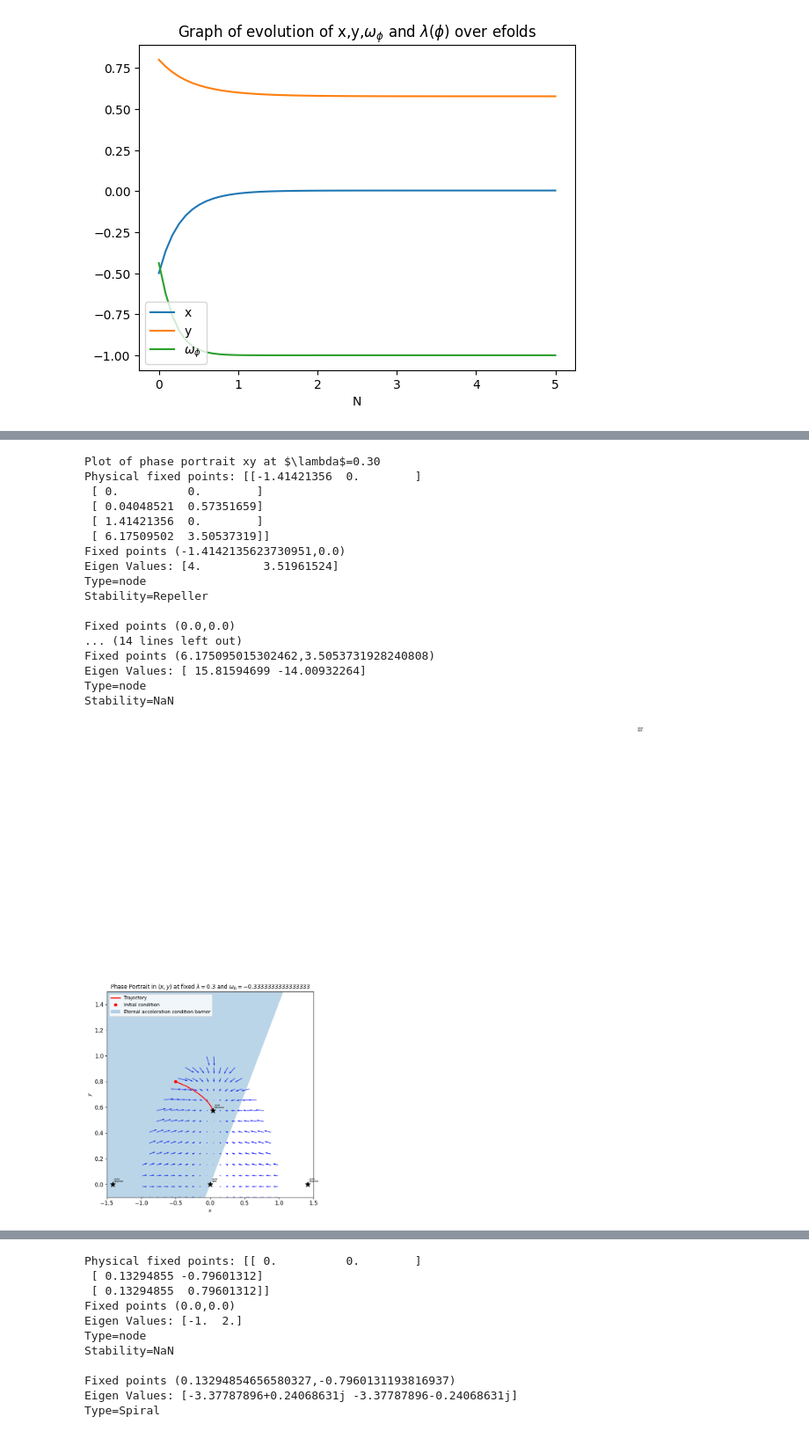
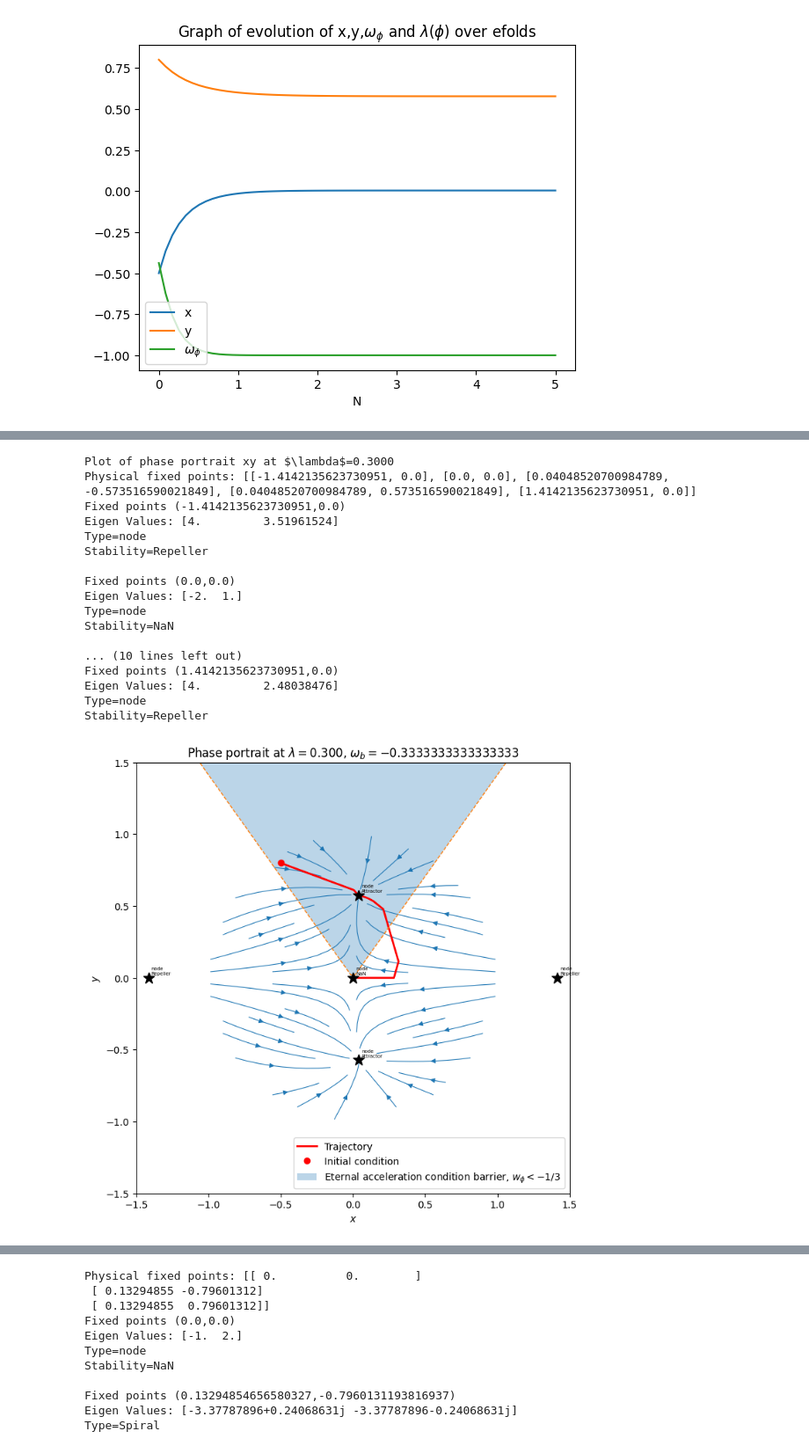
Before and after one commit to up2107120/Dynamical-systems-of-DE, a Jupyter notebook: test_code.ipynb, the cells around one changed output, grey strips where cells are left out. Shown at 88% size. Saved outputs shown, nothing was run; the diff lists cells and outputs as text; code cells hidden in the pictures.

Commit message:
New replacement of quivers in xylambda functions

```diff
--- a/test_code.ipynb
+++ b/test_code.ipynb
@@ -109,7 +109,7 @@ def dynamics_odeint(X,N):
 initialState=np.array([-0.5,0.8,lam_0])# CHANGING THESE YIELDS A DIFFERENT TRAJECTORY. choose suitable starting position
 # do several graphs with varying ICs, for inflationary model [0.01,0.99] gives potential dominated era and DeSitter asymptote (slow roll initial conditions).
 # For a kinetic dominated start, ie a fast roll inflation leading to a slow roll as potential increases [0.8,0.6] adheres to the friedmann constraints.
-simulationTime=np.linspace(0,5,60)#  number of e folds of time, inflation lasted 50-60
+simulationTime=np.linspace(0,50,60)#  number of e folds of time, inflation lasted 50-60
 # generate the state-space trajectory
 solutionState=odeint(dynamics_odeint,initialState,simulationTime,rtol=1e-10,atol=1e-10,mxstep=500)
 
@@ -131,15 +131,14 @@ plt.show()
 #plotting phase portrait at lambda slice
 def phase_plot_at_lam(lam_index):
   lam_slice = lam_vals[lam_index]
-  print(rf"Plot of phase portrait xy at $\lambda$={lam_slice:.2f}")
+  print(rf"Plot of phase portrait xy at $\lambda$={lam_slice:.4f}")
 
   # defining a grid of points at which we create/compute tangent arrows
-  x0 = np.linspace(-1.5,1.5,30)
-  x1 = np.linspace(-0.1,1.5,20)
+  x0 = np.linspace(-1.5,1.5,300)
+  x1 = np.linspace(-1.5,1.5,300)
   X0,X1 = np.meshgrid(x0,x1)
   dX0 = np.zeros(X0.shape)
   dX1 = np.zeros(X1.shape)
-  #shape1,shape2 = X1.shape
 
   for i in range(X0.shape[0]):
       for j in range(X0.shape[1]):
@@ -164,22 +163,24 @@ def phase_plot_at_lam(lam_index):
     x_val = sol[x_FP]
     y_val = sol[y_FP]
     #lam_val = sol[lam_FP]
-    if x_val.is_real and y_val.is_real and y_val>=0:
-        FP.append([float(x_val.evalf()),float(y_val.evalf())])
-  FP=np.array(FP)
+    if x_val.is_real and y_val.is_real:
+        x_val,y_val = float(x_val),float(y_val)
+        if abs(x_val)<=1.5 and abs(y_val)<=1.5:
+          FP.append([float(x_val),float(y_val)])
+  #FP=np.array(FP)
   print("Physical fixed points:", FP)
 
+  plt.figure(figsize=(8,8))
+  plt.streamplot(X0, X1, dX0, dX1, density=1.2, linewidth=0.8)
+  plt.plot(x_vals, y_vals, 'r', lw=2, label='Trajectory')
+  plt.plot(x_vals[0], y_vals[0], 'ro', label='Initial condition')
 
-  plt.figure(figsize=(8,8))
-  plt.quiver(X0, X1, dX0, dX1, color='b')
-  plt.xlabel(r"$x$")
-  plt.ylabel(r"$y$")
-  plt.title(rf"Phase Portrait in $(x,y)$ at fixed $\lambda = { lam_slice }$ and $\omega_b = { wb }$")
-  plt.xlim(-1.5,1.5)
-  plt.ylim(-0.1,1.5)
-  plt.tick_params(axis='both', which='major', labelsize=12)
-  plt.plot(x_vals,y_vals,'r-',linewidth=2,label='Trajectory')
-  plt.plot(x_vals[0], y_vals[0], 'ro', label="Initial condition")
+# eternal acc is w_phi<-1/3 leads to y=+-root(2) x
+  xs = np.linspace(-1.5, 1.5,100)
+  ys = np.sqrt(2)*np.abs(xs)
+  plt.plot(xs,ys,'--',lw=1)
+  plt.fill_between(xs, ys, 1.5, alpha=0.3,label="Eternal acceleration condition barrier, $w_\phi < -1/3$")
+
 
   def classify_FP(eigvals,temp=1e-10):
     Real = np.real(eigvals)
@@ -214,19 +215,23 @@ def phase_plot_at_lam(lam_index):
     plt.text(x_c+0.02, y_c+0.02, f"{point_type}\n{stability}", fontsize=5)
 
 
-  x = np.linspace(-1.5, 1.5,100)
-  y = np.sqrt(2)*x
-  plt.fill_between(x, y, 1.5, alpha=0.3,label="Eternal acceleration condition barrier")
+  plt.xlabel(r"$x$")
+  plt.ylabel(r"$y$")
+  plt.title(rf"Phase portrait at $\lambda={lam_slice:.3f}$, $\omega_b={wb}$")
+  plt.xlim(-1.5,1.5)
+  plt.ylim(-1.5,1.5)
   plt.legend()
   plt.show()
 
 
+
+
+
 slice_no = 3
-index = np.linspace(0,len(lam_vals)-1,slice_no)
+index = np.linspace(0,len(lam_vals)-1,slice_no).astype(int)#forces integer
 for i in range(slice_no):
    temp = int(index[i])
    phase_plot_at_lam(temp)
-#phase_plot_at_lam(index)
 
 
 # https://aleksandarhaber.com/phase-portraits-of-state-space-models-and-differential-equations-in-python/, https://www.youtube.com/watch?v=DeeoiE22bZ8, method from https://iopscience.iop.org/article/10.1088/1475-7516/2018/01/018/meta
@@ -236,18 +241,18 @@ for i in range(slice_no):
-Plot of phase portrait xy at $\lambda$=0.30
-Physical fixed points: [[-1.41421356  0.        ]
- [ 0.          0.        ]
- [ 0.04048521  0.57351659]
- [ 1.41421356  0.        ]
- [ 6.17509502  3.50537319]]
+Plot of phase portrait xy at $\lambda$=0.3000
+Physical fixed points: [[-1.4142135623730951, 0.0], [0.0, 0.0], [0.04048520700984789, -0.573516590021849], [0.04048520700984789, 0.573516590021849], [1.4142135623730951, 0.0]]
 Fixed points (-1.4142135623730951,0.0)
 Eigen Values: [4.         3.51961524]
 Type=node
 Stability=Repeller
 
 Fixed points (0.0,0.0)
-... (14 lines left out)
-Fixed points (6.175095015302462,3.5053731928240808)
-Eigen Values: [ 15.81594699 -14.00932264]
+Eigen Values: [-2.  1.]
 Type=node
 Stability=NaN
+
+... (10 lines left out)
+Fixed points (1.4142135623730951,0.0)
+Eigen Values: [4.         2.48038476]
+Type=node
+Stability=Repeller
-[figure, old version]
+[figure, new version]
```
Also changed, not shown: parts of 1 cell of this notebook.
